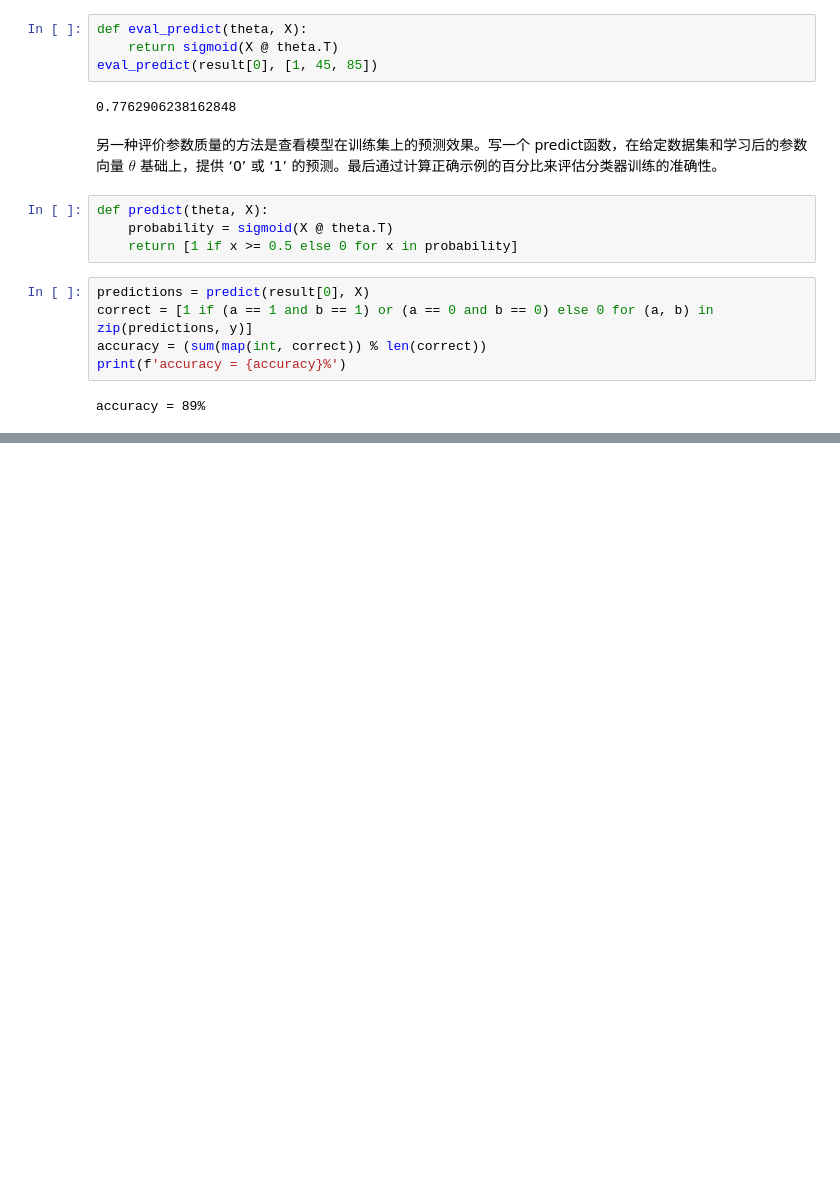
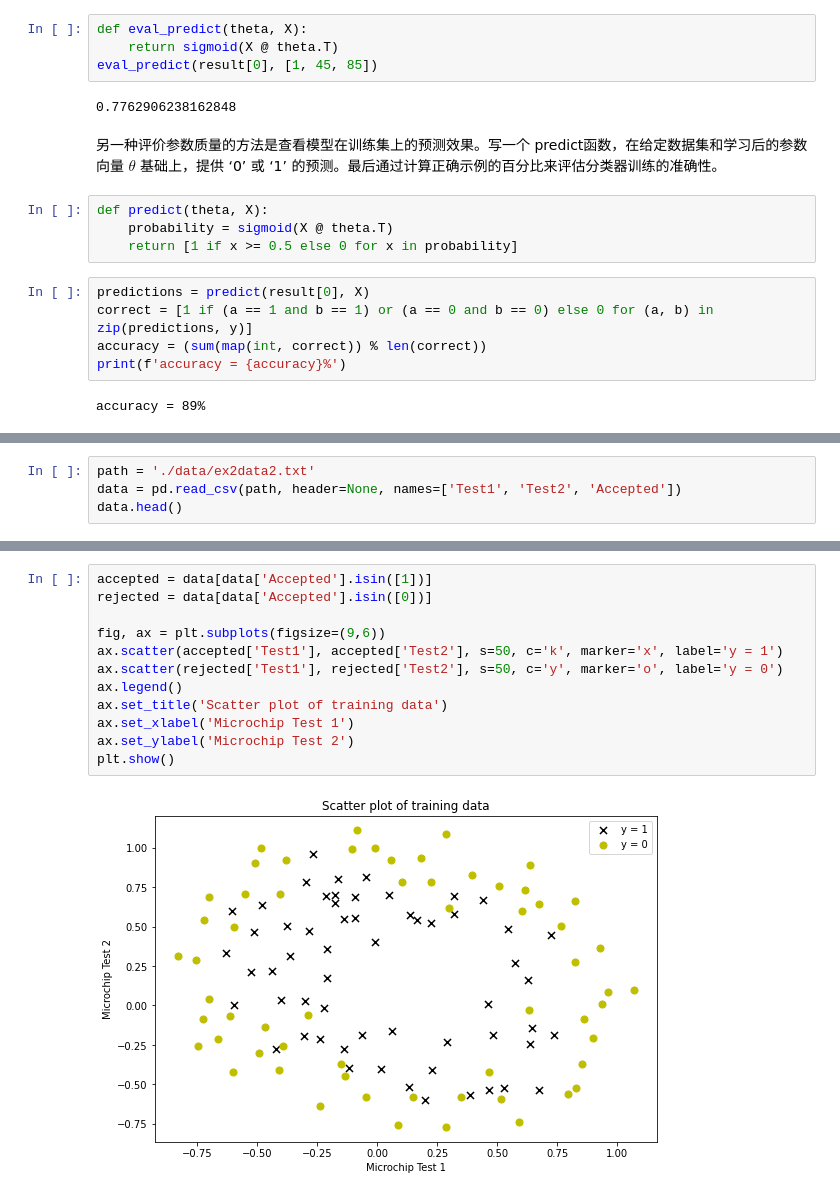
Before and after one commit to dingjinyang/ML_Andrew-Ng, a Jupyter notebook: ex2_logistic_regression/ex2.ipynb, the cells around one changed output, grey strips where cells are left out. Saved outputs shown, nothing was run; the diff lists cells and outputs as text; blank space fills up the shorter version.

```diff
--- a/ex2_logistic_regression/ex2.ipynb
+++ b/ex2_logistic_regression/ex2.ipynb
@@ -176,0 +183,4 @@ accuracy = 89%
+# %%
+path = './data/ex2data2.txt'
+data = pd.read_csv(path, header=None, names=['Test1', 'Test2', 'Accepted'])
+data.head()
@@ -176,0 +194,14 @@ accuracy = 89%
+# %%
+accepted = data[data['Accepted'].isin([1])]
+rejected = data[data['Accepted'].isin([0])]
+
+fig, ax = plt.subplots(figsize=(9,6))
+ax.scatter(accepted['Test1'], accepted['Test2'], s=50, c='k', marker='x', label='y = 1')
+ax.scatter(rejected['Test1'], rejected['Test2'], s=50, c='y', marker='o', label='y = 0')
+ax.legend()
+ax.set_title('Scatter plot of training data')
+ax.set_xlabel('Microchip Test 1')
+ax.set_ylabel('Microchip Test 2')
+plt.show()
+# %% [output]
+[figure, added]
```
Also changed, not shown: parts of 8 cells of this notebook.
